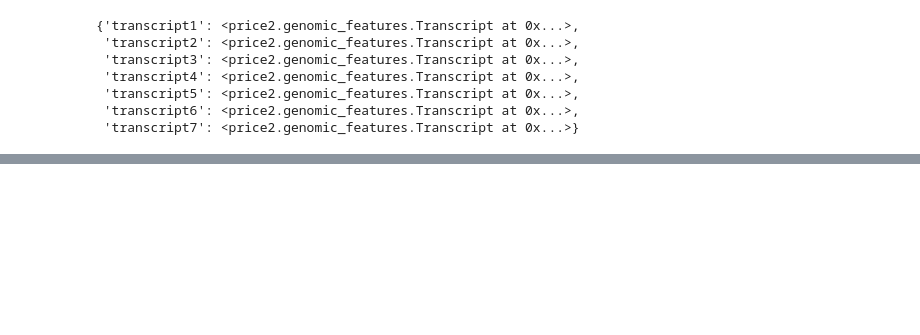
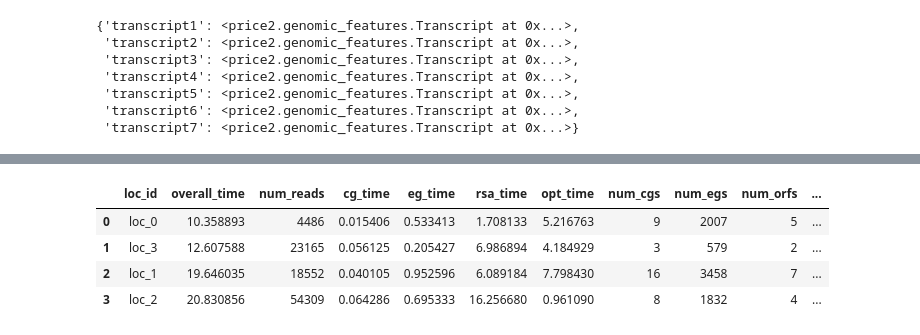
Before and after one commit to kilian-m/PRICE2, a Jupyter notebook: orf_deconvolution_development/simulated_data/deconvolution_simulated_data.ipynb, the cells around one changed output, grey strips where cells are left out. Saved outputs shown, nothing was run; the diff lists cells and outputs as text; code cells hidden in the pictures; blank space fills up the shorter version.

```diff
--- a/orf_deconvolution_development/simulated_data/deconvolution_simulated_data.ipynb
+++ b/orf_deconvolution_development/simulated_data/deconvolution_simulated_data.ipynb
@@ -385,0 +371,8 @@ for loc in loci:
+# %%
+oae.performance_df
+# %% [output]
+|  | loc_id | overall_time | num_reads | cg_time | eg_time | rsa_time | opt_time | num_cgs | num_egs | num_orfs | ... |
+| 0 | loc_0 | 10.358893 | 4486 | 0.015406 | 0.533413 | 1.708133 | 5.216763 | 9 | 2007 | 5 | ... |
+| 1 | loc_3 | 12.607588 | 23165 | 0.056125 | 0.205427 | 6.986894 | 4.184929 | 3 | 579 | 2 | ... |
+| 2 | loc_1 | 19.646035 | 18552 | 0.040105 | 0.952596 | 6.089184 | 7.798430 | 16 | 3458 | 7 | ... |
+| 3 | loc_2 | 20.830856 | 54309 | 0.064286 | 0.695333 | 16.256680 | 0.961090 | 8 | 1832 | 4 | ... |
```
Also changed, not shown: parts of 5 cells of this notebook, 6 other files.
